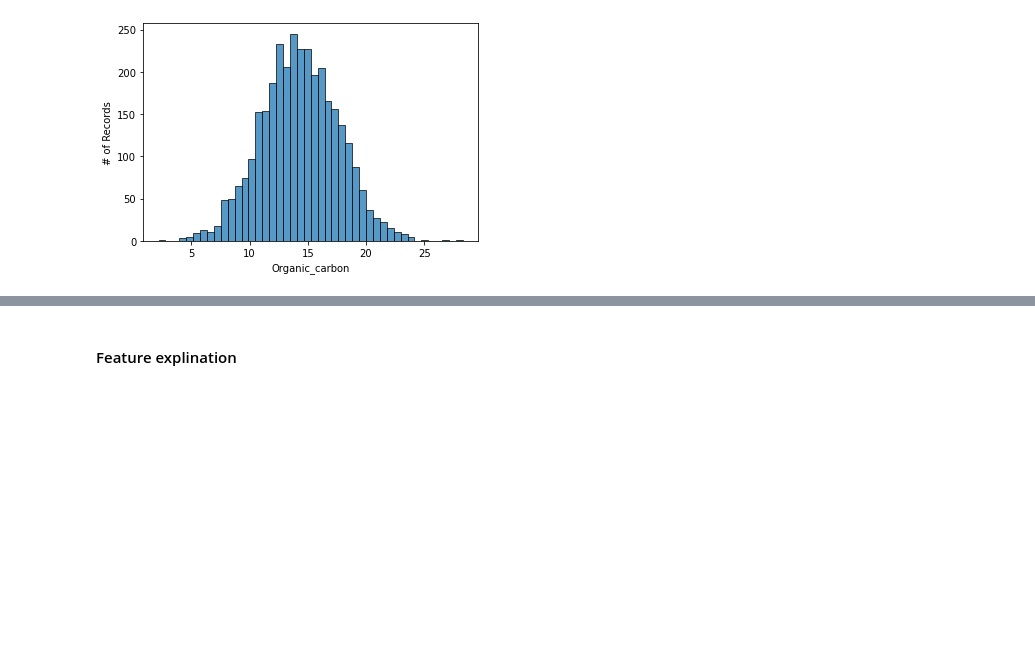
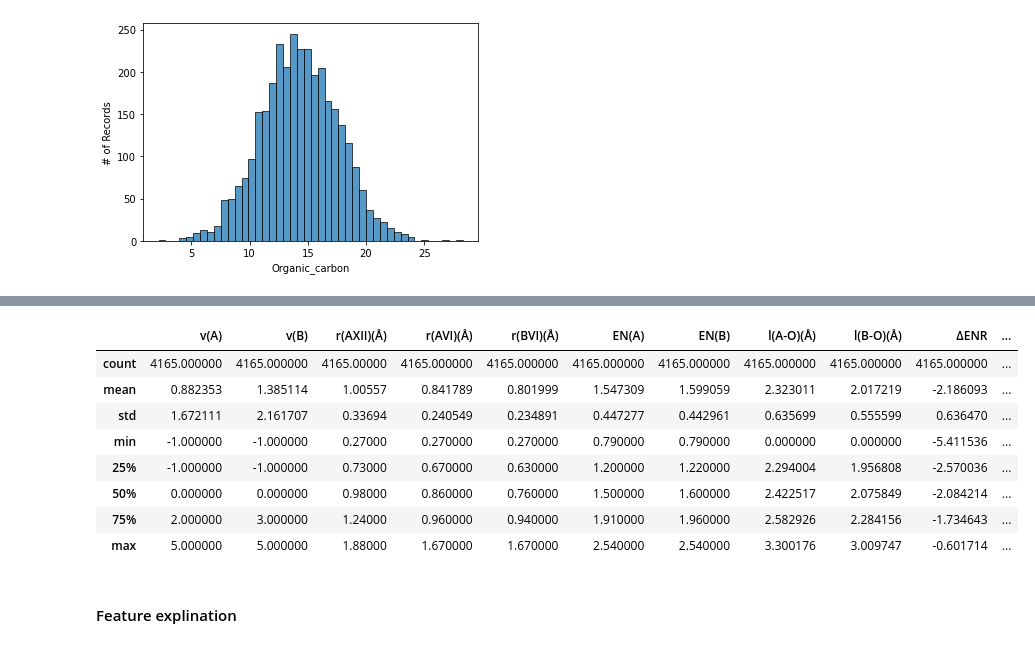
Before and after one commit to Erez123454/MachineLearning_Ass1, a Jupyter notebook: DataAnalysis.ipynb, the cells around one changed output, grey strips where cells are left out. Drawn from its saved outputs; the diff is of its cells as text; code cells hidden in the pictures; blank space fills up the shorter version.

```diff
--- a/DataAnalysis.ipynb
+++ b/DataAnalysis.ipynb
@@ -162,5 +193,15 @@ cristalDataset.head()
 # %%
-cristalDataset.describe()
+crystalDataset.describe()
+# %% [output]
+|  | v(A) | v(B) | r(AXII)(Å) | r(AVI)(Å) | r(BVI)(Å) | EN(A) | EN(B) | l(A-O)(Å) | l(B-O)(Å) | ΔENR | ... |
+| count | 4165.000000 | 4165.000000 | 4165.00000 | 4165.000000 | 4165.000000 | 4165.000000 | 4165.000000 | 4165.000000 | 4165.000000 | 4165.000000 | ... |
+| mean | 0.882353 | 1.385114 | 1.00557 | 0.841789 | 0.801999 | 1.547309 | 1.599059 | 2.323011 | 2.017219 | -2.186093 | ... |
+| std | 1.672111 | 2.161707 | 0.33694 | 0.240549 | 0.234891 | 0.447277 | 0.442961 | 0.635699 | 0.555599 | 0.636470 | ... |
+| min | -1.000000 | -1.000000 | 0.27000 | 0.270000 | 0.270000 | 0.790000 | 0.790000 | 0.000000 | 0.000000 | -5.411536 | ... |
+| 25% | -1.000000 | -1.000000 | 0.73000 | 0.670000 | 0.630000 | 1.200000 | 1.220000 | 2.294004 | 1.956808 | -2.570036 | ... |
+| 50% | 0.000000 | 0.000000 | 0.98000 | 0.860000 | 0.760000 | 1.500000 | 1.600000 | 2.422517 | 2.075849 | -2.084214 | ... |
+| 75% | 2.000000 | 3.000000 | 1.24000 | 0.960000 | 0.940000 | 1.910000 | 1.960000 | 2.582926 | 2.284156 | -1.734643 | ... |
+| max | 5.000000 | 5.000000 | 1.88000 | 1.670000 | 1.670000 | 2.540000 | 2.540000 | 3.300176 | 3.009747 | -0.601714 | ... |
 # %% [markdown]
 #### Feature explination
 # %% [markdown]
```
Also changed, not shown: parts of 14 cells of this notebook, 3 other files.
